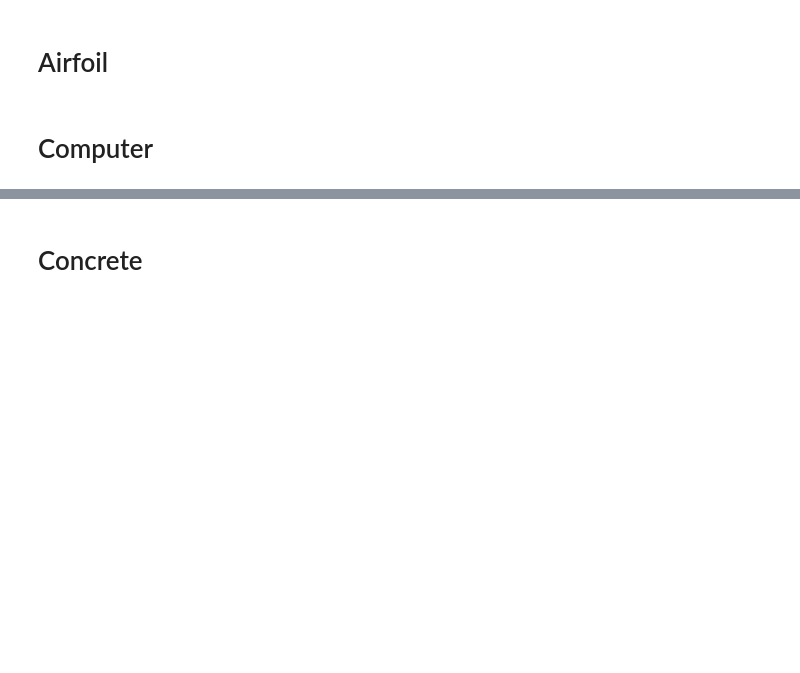
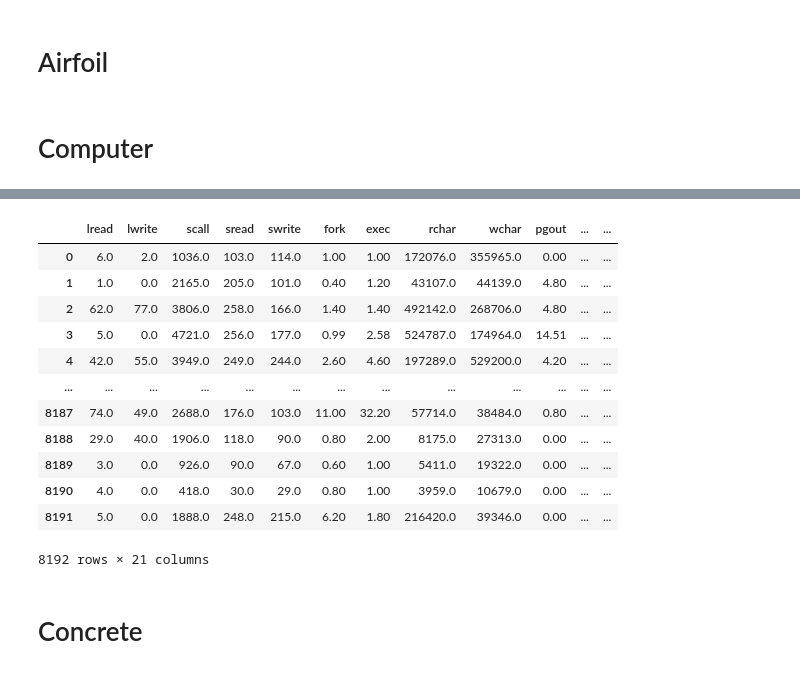
Before and after one commit to mattyshen/adaptiveTTI, a Jupyter notebook: download_process_data.ipynb, the cells around one changed output, grey strips where cells are left out. Saved outputs shown, nothing was run; the diff lists cells and outputs as text; code cells hidden in the pictures; blank space fills up the shorter version.

Commit message:
include more datasets to simulate

```diff
--- a/download_process_data.ipynb
+++ b/download_process_data.ipynb
@@ -325,3 +401,8 @@ with open(f"../data/{data}/data_groups_orig.dat", "wb") as f:
     f.write(pickle_compressed)
 # %% [markdown]
 # Computer
+# %%
+computer = openml.datasets.get_dataset(197)
+
+# data
+X_orig, y, _, _ = computer.get_data(target=computer.default_target_attribute, dataset_format="dataframe")
@@ -328,3 +424,19 @@ with open(f"../data/{data}/data_groups_orig.dat", "wb") as f:
+# %%
+X_orig
+# %% [output]
+|  | lread | lwrite | scall | sread | swrite | fork | exec | rchar | wchar | pgout | ... | ... |
+| 0 | 6.0 | 2.0 | 1036.0 | 103.0 | 114.0 | 1.00 | 1.00 | 172076.0 | 355965.0 | 0.00 | ... | ... |
+| 1 | 1.0 | 0.0 | 2165.0 | 205.0 | 101.0 | 0.40 | 1.20 | 43107.0 | 44139.0 | 4.80 | ... | ... |
+| 2 | 62.0 | 77.0 | 3806.0 | 258.0 | 166.0 | 1.40 | 1.40 | 492142.0 | 268706.0 | 4.80 | ... | ... |
+| 3 | 5.0 | 0.0 | 4721.0 | 256.0 | 177.0 | 0.99 | 2.58 | 524787.0 | 174964.0 | 14.51 | ... | ... |
+| 4 | 42.0 | 55.0 | 3949.0 | 249.0 | 244.0 | 2.60 | 4.60 | 197289.0 | 529200.0 | 4.20 | ... | ... |
+| ... | ... | ... | ... | ... | ... | ... | ... | ... | ... | ... | ... | ... |
+| 8187 | 74.0 | 49.0 | 2688.0 | 176.0 | 103.0 | 11.00 | 32.20 | 57714.0 | 38484.0 | 0.80 | ... | ... |
+| 8188 | 29.0 | 40.0 | 1906.0 | 118.0 | 90.0 | 0.80 | 2.00 | 8175.0 | 27313.0 | 0.00 | ... | ... |
+| 8189 | 3.0 | 0.0 | 926.0 | 90.0 | 67.0 | 0.60 | 1.00 | 5411.0 | 19322.0 | 0.00 | ... | ... |
+| 8190 | 4.0 | 0.0 | 418.0 | 30.0 | 29.0 | 0.80 | 1.00 | 3959.0 | 10679.0 | 0.00 | ... | ... |
+| 8191 | 5.0 | 0.0 | 1888.0 | 248.0 | 215.0 | 6.20 | 1.80 | 216420.0 | 39346.0 | 0.00 | ... | ... |
+8192 rows × 21 columns
 # %%
 data = "data_computer"
 
```
Also changed, not shown: parts of 47 cells of this notebook, 7 other files.
